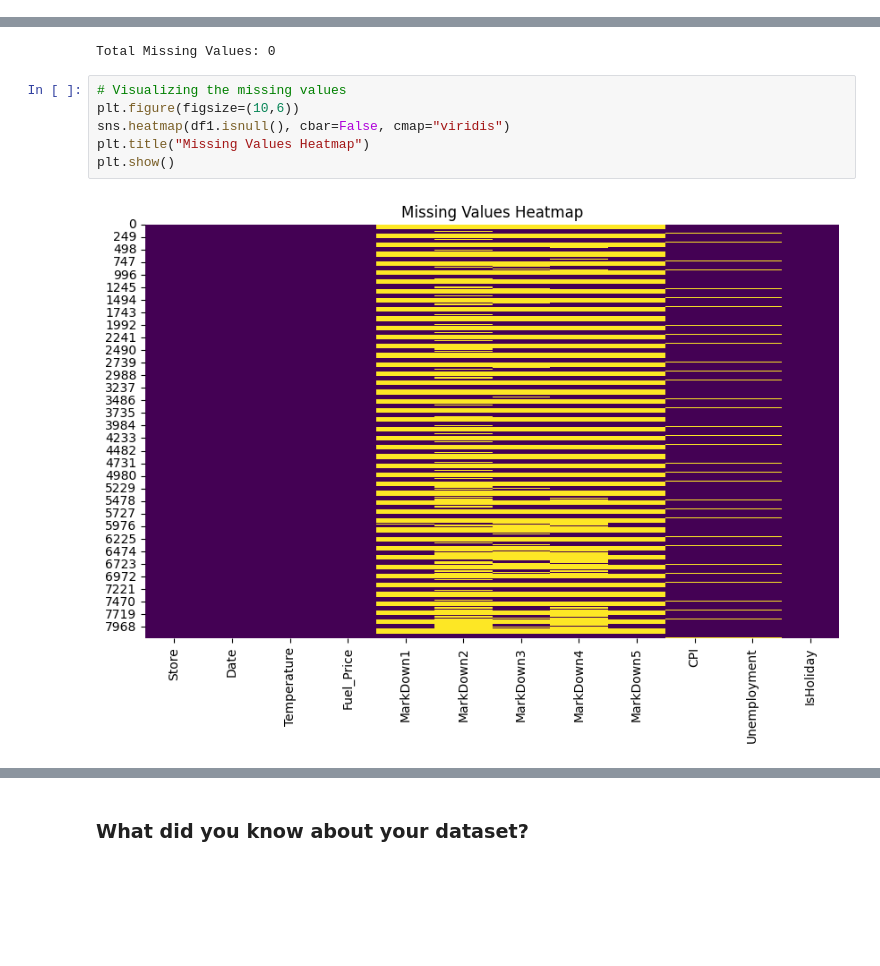
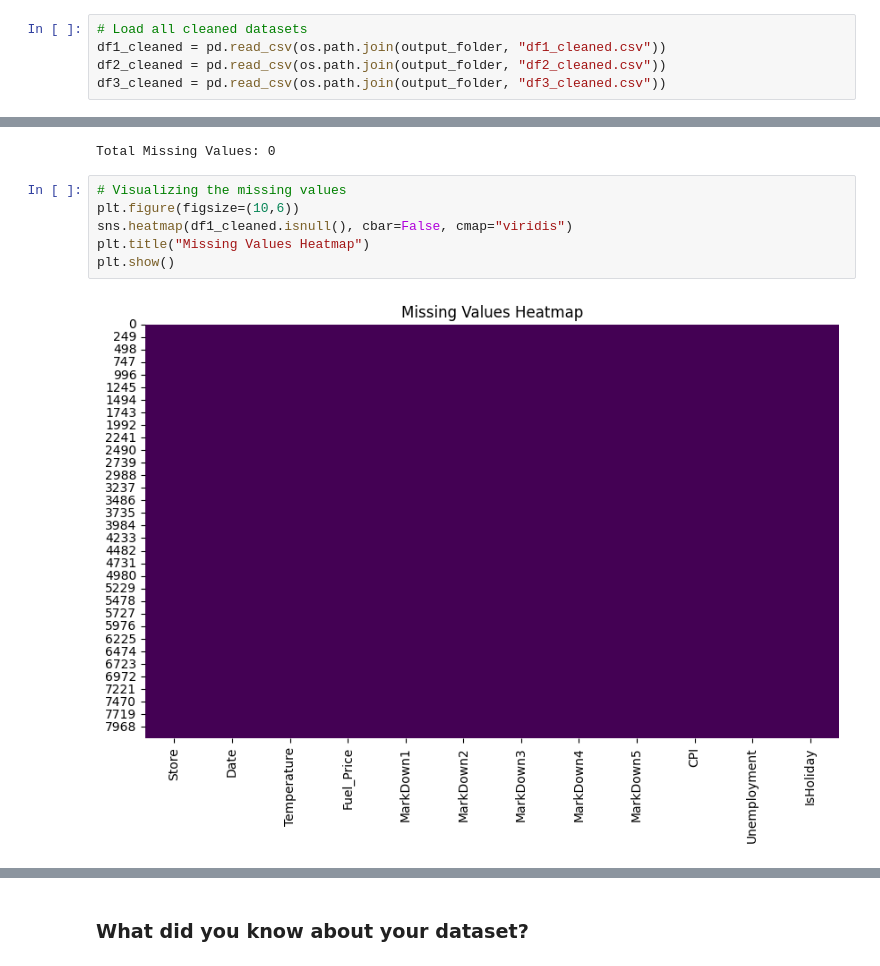
Before and after one commit to Pujakumari1202/Retail-Analytics, a Jupyter notebook: Sample_ML_Submission_Template (1).ipynb, the cells around one changed output, grey strips where cells are left out. Drawn from its saved outputs; the diff is of its cells as text; blank space fills up the shorter version.

```diff
--- a/Sample_ML_Submission_Template (1).ipynb
+++ b/Sample_ML_Submission_Template (1).ipynb
@@ -200 +204,6 @@ print("✅ All datasets cleaned and saved in:", output_folder)
+# %%
+# Load all cleaned datasets
+df1_cleaned = pd.read_csv(os.path.join(output_folder, "df1_cleaned.csv"))
+df2_cleaned = pd.read_csv(os.path.join(output_folder, "df2_cleaned.csv"))
+df3_cleaned = pd.read_csv(os.path.join(output_folder, "df3_cleaned.csv"))
 # %%
@@ -330,11 +344,11 @@ Total Missing Values: 0
 # %%
 # Visualizing the missing values
 plt.figure(figsize=(10,6))
-sns.heatmap(df1.isnull(), cbar=False, cmap="viridis")
+sns.heatmap(df1_cleaned.isnull(), cbar=False, cmap="viridis")
 plt.title("Missing Values Heatmap")
 plt.show()
 # %% [output]
-[figure, old version]
+[figure, new version]
 # %%
 # Visualizing the missing values
 plt.figure(figsize=(10,6))
```
Also changed, not shown: parts of 102 cells of this notebook, 2 other files.
